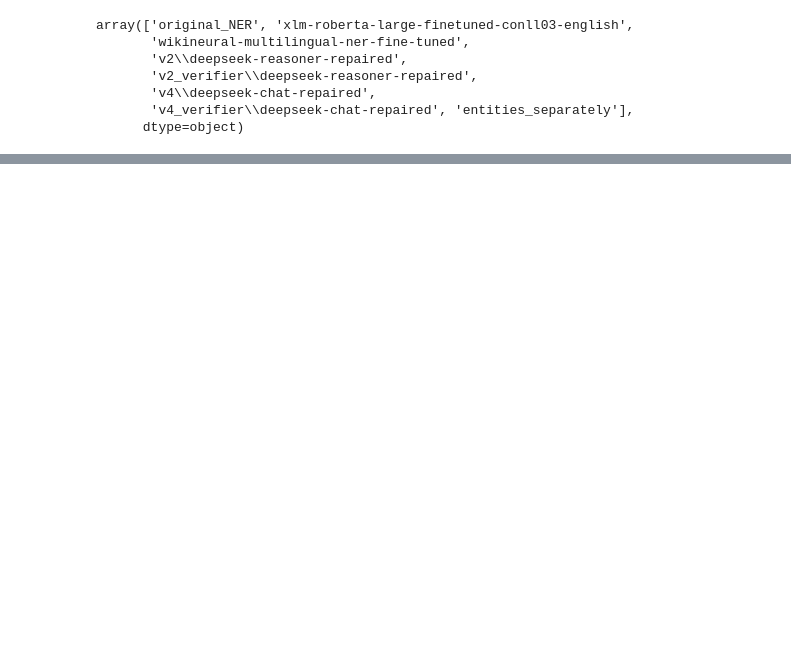
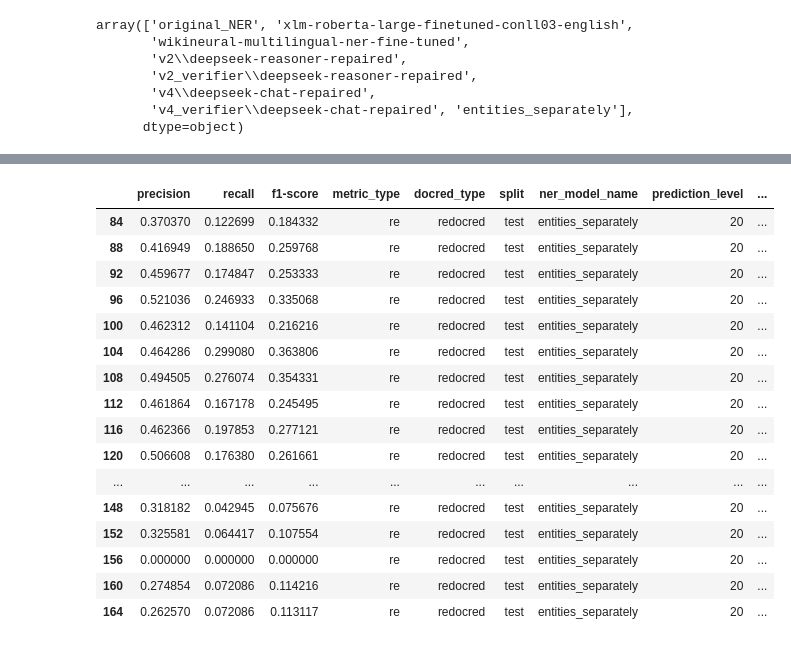
Before and after one commit to jakubkoziel/KGconstruction, a Jupyter notebook: overleaf/RE_results_to_overleaf.ipynb, the cells around one changed output, grey strips where cells are left out. Saved outputs shown, nothing was run; the diff lists cells and outputs as text; code cells hidden in the pictures; blank space fills up the shorter version.

```diff
--- a/overleaf/RE_results_to_overleaf.ipynb
+++ b/overleaf/RE_results_to_overleaf.ipynb
@@ -108,0 +271,20 @@ df
+# %%
+df[df.split == 'test']
+# %% [output]
+|  | precision | recall | f1-score | metric_type | docred_type | split | ner_model_name | prediction_level | ... |
+| 84 | 0.370370 | 0.122699 | 0.184332 | re | redocred | test | entities_separately | 20 | ... |
+| 88 | 0.416949 | 0.188650 | 0.259768 | re | redocred | test | entities_separately | 20 | ... |
+| 92 | 0.459677 | 0.174847 | 0.253333 | re | redocred | test | entities_separately | 20 | ... |
+| 96 | 0.521036 | 0.246933 | 0.335068 | re | redocred | test | entities_separately | 20 | ... |
+| 100 | 0.462312 | 0.141104 | 0.216216 | re | redocred | test | entities_separately | 20 | ... |
+| 104 | 0.464286 | 0.299080 | 0.363806 | re | redocred | test | entities_separately | 20 | ... |
+| 108 | 0.494505 | 0.276074 | 0.354331 | re | redocred | test | entities_separately | 20 | ... |
+| 112 | 0.461864 | 0.167178 | 0.245495 | re | redocred | test | entities_separately | 20 | ... |
+| 116 | 0.462366 | 0.197853 | 0.277121 | re | redocred | test | entities_separately | 20 | ... |
+| 120 | 0.506608 | 0.176380 | 0.261661 | re | redocred | test | entities_separately | 20 | ... |
+| ... | ... | ... | ... | ... | ... | ... | ... | ... | ... |
+| 148 | 0.318182 | 0.042945 | 0.075676 | re | redocred | test | entities_separately | 20 | ... |
+| 152 | 0.325581 | 0.064417 | 0.107554 | re | redocred | test | entities_separately | 20 | ... |
+| 156 | 0.000000 | 0.000000 | 0.000000 | re | redocred | test | entities_separately | 20 | ... |
+| 160 | 0.274854 | 0.072086 | 0.114216 | re | redocred | test | entities_separately | 20 | ... |
+| 164 | 0.262570 | 0.072086 | 0.113117 | re | redocred | test | entities_separately | 20 | ... |
```
Also changed, not shown: parts of 54 cells of this notebook, 5 other files.
